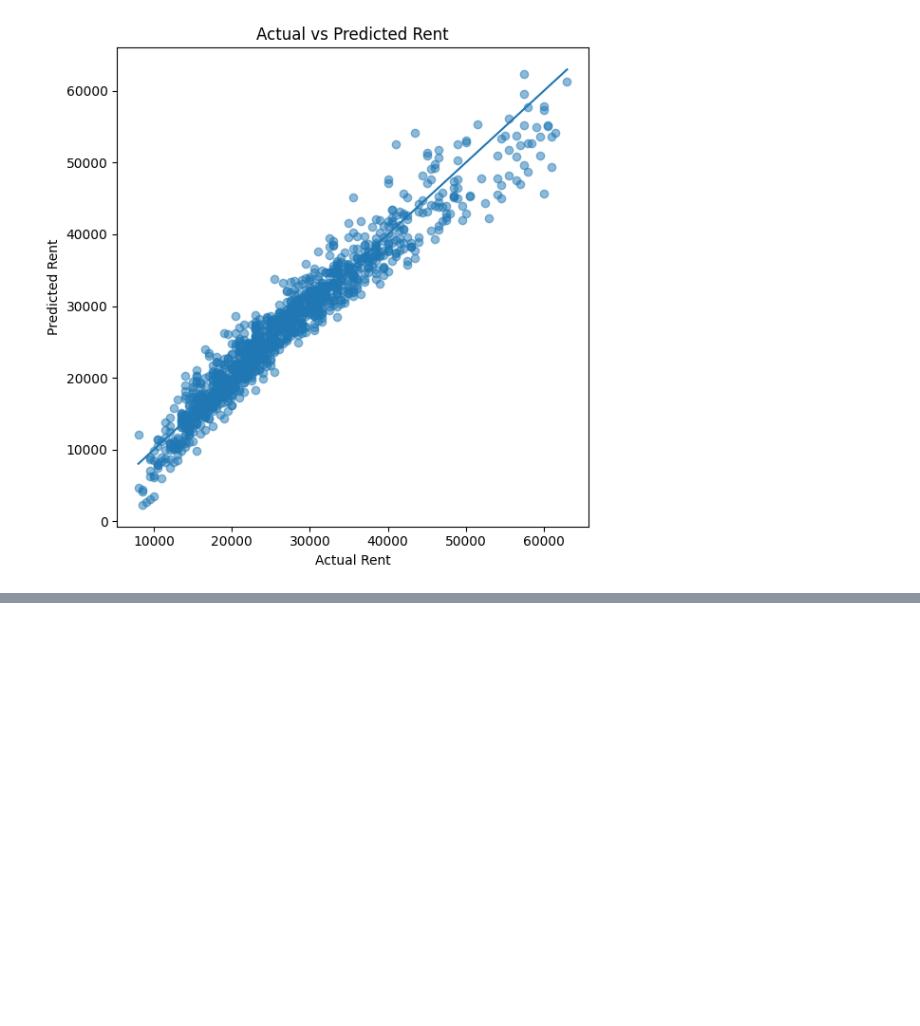
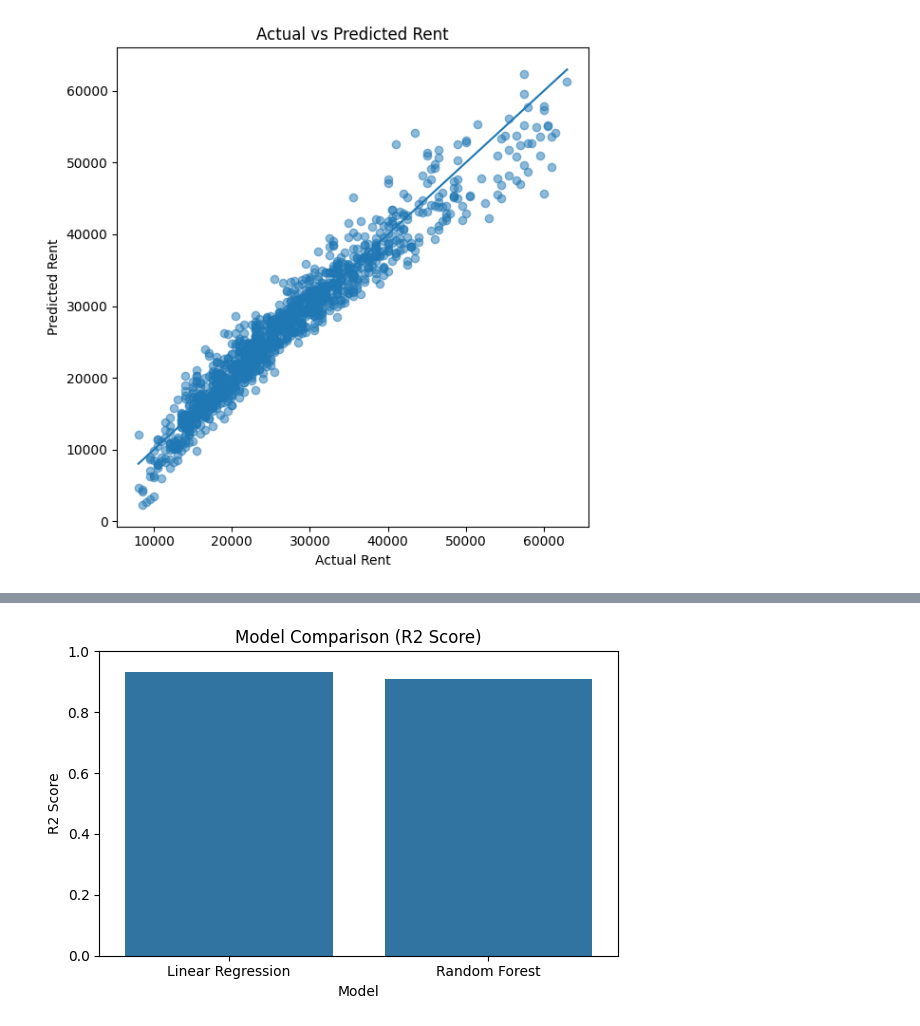
Before and after one commit to armaanjain-byte/BBS_Rent_Prediction-ML, a Jupyter notebook: notebooks/01_eda.ipynb, the cells around one changed output, grey strips where cells are left out. Saved outputs shown, nothing was run; the diff lists cells and outputs as text; code cells hidden in the pictures; blank space fills up the shorter version.

```diff
--- a/notebooks/01_eda.ipynb
+++ b/notebooks/01_eda.ipynb
@@ -235,0 +329,45 @@ plt.show()
+# %%
+from sklearn.model_selection import train_test_split
+from sklearn.linear_model import LinearRegression
+from sklearn.ensemble import RandomForestRegressor
+
+# Features and target
+X = df.drop("rent", axis=1)
+y = df["rent"]
+
+# Split
+X_train, X_test, y_train, y_test = train_test_split(
+    X, y, test_size=0.2, random_state=42
+)
+
+# Linear Regression
+model = LinearRegression()
+model.fit(X_train, y_train)
+y_pred = model.predict(X_test)
+
+# Random Forest
+model_rf = RandomForestRegressor(random_state=42)
+model_rf.fit(X_train, y_train)
+y_pred_rf = model_rf.predict(X_test)
+# %%
+from sklearn.metrics import r2_score
+import pandas as pd
+
+lr_r2 = r2_score(y_test, y_pred)
+rf_r2 = r2_score(y_test, y_pred_rf)
+
+df_compare = pd.DataFrame({
+    "Model": ["Linear Regression", "Random Forest"],
+    "R2 Score": [lr_r2, rf_r2]
+})
+
+plt.figure(figsize=(6,4))
+sns.barplot(x="Model", y="R2 Score", data=df_compare)
+
+plt.title("Model Comparison (R2 Score)")
+plt.ylim(0,1)
+
+plt.tight_layout()
+plt.show()
+# %% [output]
+[figure, added]
```
Also changed, not shown: parts of 13 cells of this notebook, 1 other file.
